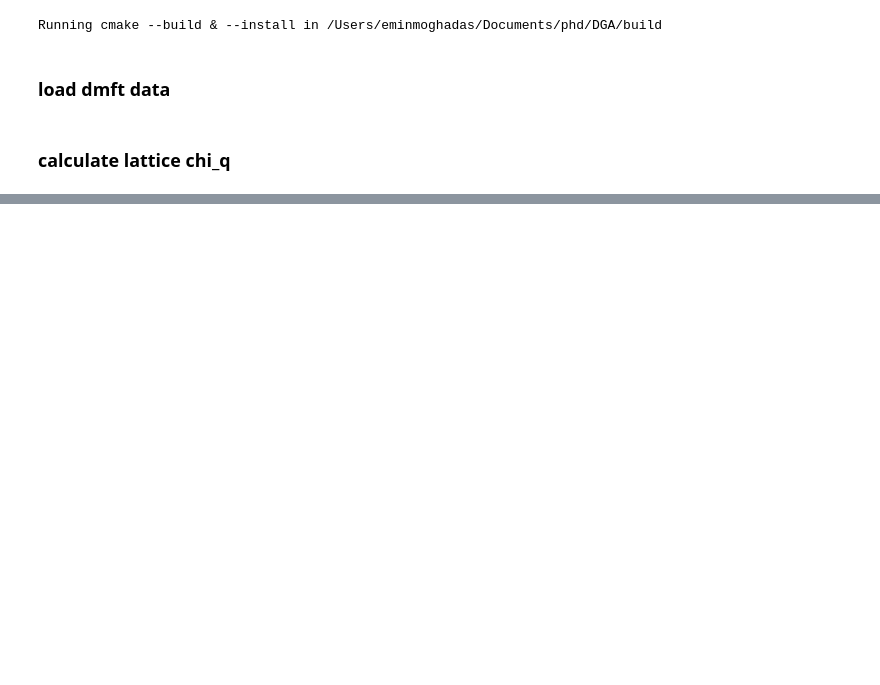
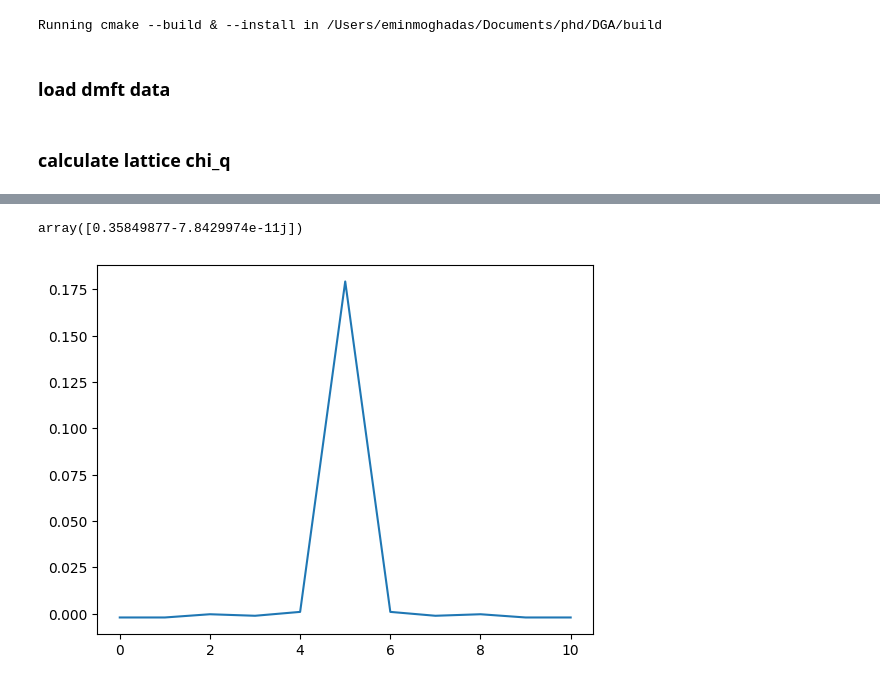
Before and after one commit to emoghadas/lDGA, a Jupyter notebook: example/lDGA_test.ipynb, the cells around one changed output, grey strips where cells are left out. Cells and saved outputs as stored; diff of their text form; code cells hidden in the pictures; blank space fills up the shorter version.

```diff
--- a/example/lDGA_test.ipynb
+++ b/example/lDGA_test.ipynb
@@ -16,21 +32,2 @@ reader = dmft_reader.DMFT_Reader(dga_cfg)
 # %% [markdown]
 ### calculate lattice chi_q
-# %%
-beta = dga_cfg.dmft_dict['beta']
-mu = dga_cfg.dmft_dict['mu']
-g = dga_cfg.dmft_dict['giw']
-s = dga_cfg.dmft_dict['siw']
-g2 = dga_cfg.dmft_dict['g4iw']
-niwf = dga_cfg.niwf
-n4iwf = dga_cfg.n4iwf
-n4iwb = dga_cfg.n4iwb
-iw = 0
-iw_idx = iw + n4iwb
-kdim = dga_cfg.kdim
-nk = dga_cfg.nk
-q = [0,0]
-
-chi0 = bse.local_bubble(beta, g, iw)
-chi0_q = bse.lattice_bubble(beta, mu, g, s, kdim, nk, iw, q, niwf)
-F_loc_c, F_loc_s = bse.F_r_local(beta, chi0, g2[...,iw_idx], g, niwf, n4iwf)
-chi_q_c, chi_q_s = bse.chi_ladder_q(beta, chi0, chi0_q, F_loc_c, F_loc_s, niwf, n4iwf)
@@ -43,0 +62,12 @@ plt.colorbar()
+# %%
+import matplotlib.pyplot as plt
+
+
+chi = data[0] + w5.asymp_chi(260,53)
+
+plt.plot(chi)
+
+chi[5]*2
+# %% [output]
+array([0.35849877-7.8429974e-11j])
+[figure, added]
```
Also changed, not shown: parts of 10 cells of this notebook, 5 other files.
